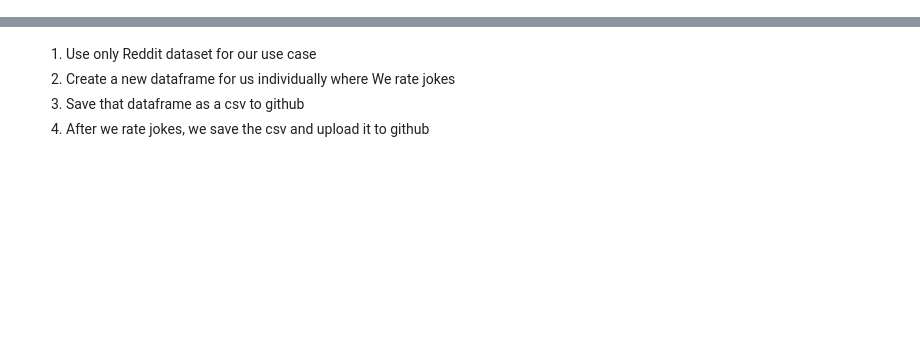
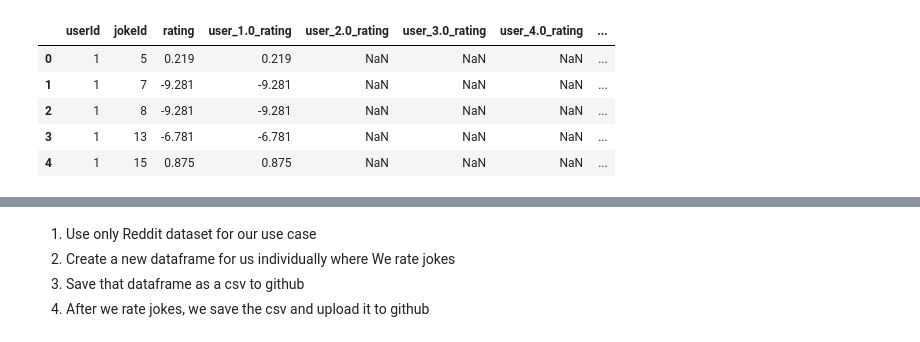
Before and after one commit to rishsanyal/comedian, a Jupyter notebook: comedian.ipynb, the cells around one changed output, grey strips where cells are left out. Cells and saved outputs as stored; diff of their text form; code cells hidden in the pictures; blank space fills up the shorter version.

```diff
--- a/comedian.ipynb
+++ b/comedian.ipynb
@@ -91,3 +77,12 @@ See the caveats in the documentation: https://pandas.pydata.org/pandas-docs/stab
+# %%
+joke_ratings.head()
+# %% [output]
+|  | userId | jokeId | rating | user_1.0_rating | user_2.0_rating | user_3.0_rating | user_4.0_rating | ... |
+| 0 | 1 | 5 | 0.219 | 0.219 | NaN | NaN | NaN | ... |
+| 1 | 1 | 7 | -9.281 | -9.281 | NaN | NaN | NaN | ... |
+| 2 | 1 | 8 | -9.281 | -9.281 | NaN | NaN | NaN | ... |
+| 3 | 1 | 13 | -6.781 | -6.781 | NaN | NaN | NaN | ... |
+| 4 | 1 | 15 | 0.875 | 0.875 | NaN | NaN | NaN | ... |
 # %%
 # We create new columns for all the jokes accoring to the user ratings
 
```
Also changed, not shown: parts of 33 cells of this notebook.
